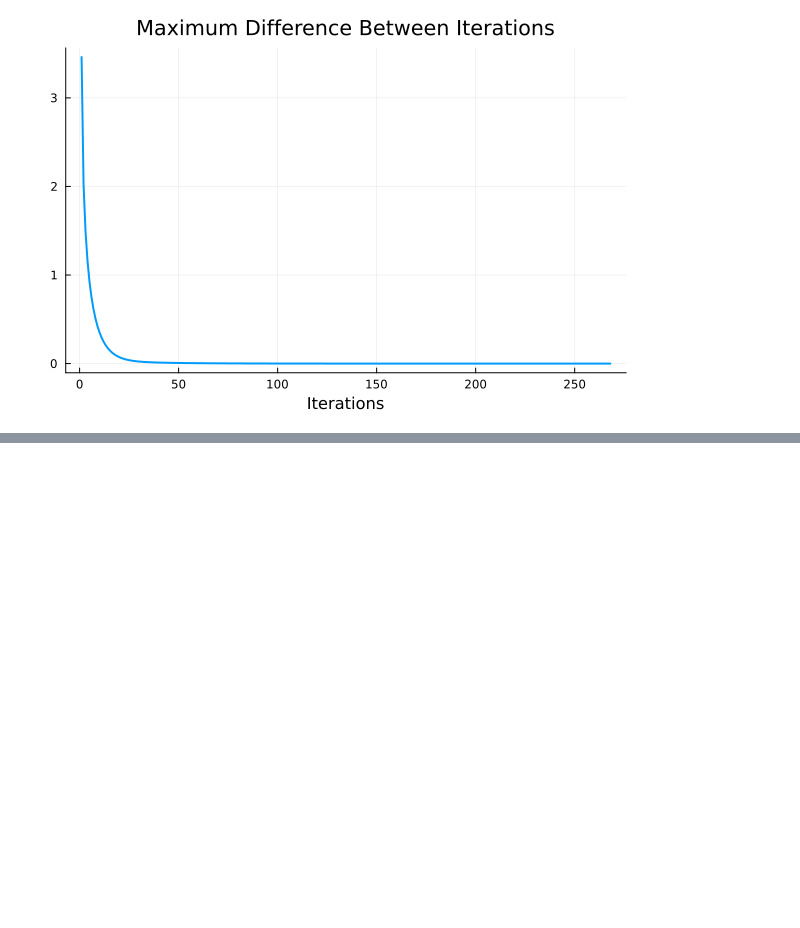
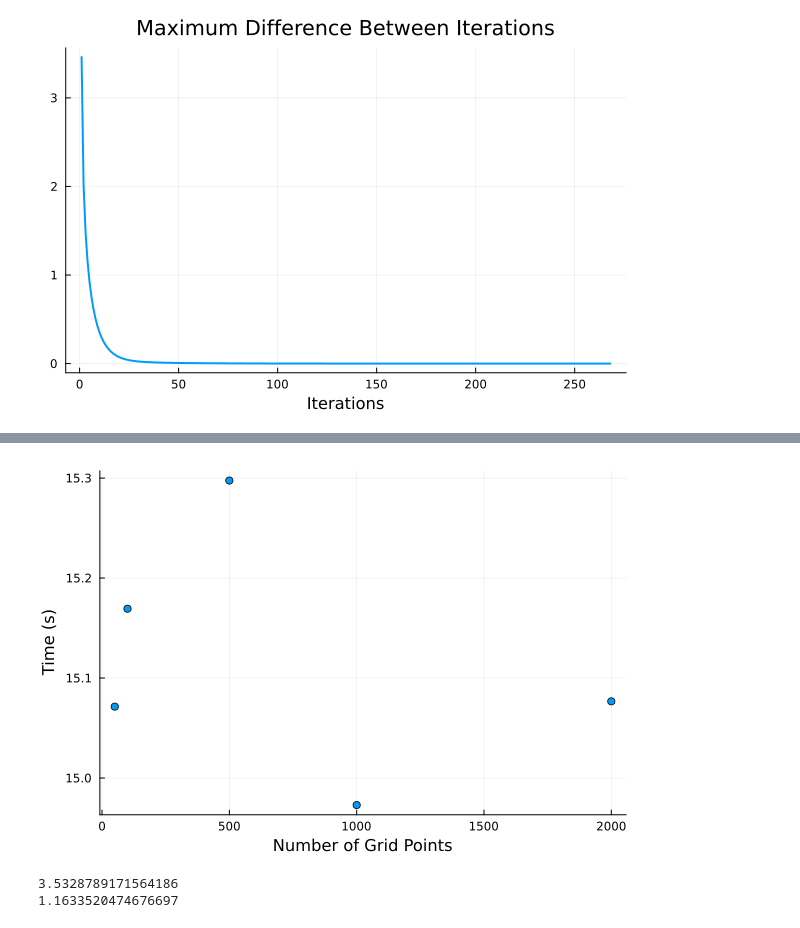
Before and after one commit to intheaggregate/macro_core, a Jupyter notebook: uchicago_macro_core/comp_pset.ipynb, the cells around one changed output, grey strips where cells are left out. Saved outputs shown, nothing was run; the diff lists cells and outputs as text; code cells hidden in the pictures; blank space fills up the shorter version.

```diff
--- a/uchicago_macro_core/comp_pset.ipynb
+++ b/uchicago_macro_core/comp_pset.ipynb
@@ -267,0 +310,20 @@ plot(p3, 1:length(diffs_2), diffs_2, linewidth=2, legend = false)
+# %%
+g_string = [50, 100, 500, 1000, 2000]
+
+# Create a dictionary to store the results
+results = Dict()
+
+# Loop over the values in the array
+for g in g_string
+    # Set up and solve the problem
+    k_min, k_max = 0.1, 32
+    state_space = range(k_min_1, k_max, length=g)
+    discount_factor = 0.96
+
+    value_function, policy, iter, diffs = value_iteration(optimal_growth_2, state_space, discount_factor, max_iterations=g)
+
+    unpacked1, unpacked2 = find_steady_state(policy, state_space)
+
+    # Run the function and store the result in the dictionary
+    results[g] = timetester(state_space, discount_factor), unpacked1, unpacked2
+end
@@ -267,0 +335,13 @@ plot(p3, 1:length(diffs_2), diffs_2, linewidth=2, legend = false)
+# %%
+scatter([x for x in keys(results)], [x[1] / 1e9 for x in values(results)], xlabel="Number of Grid Points", ylabel="Time (s)", legend=false)
+# %% [output]
+[figure, added]
+# %%
+const k_ss_1 = ((1/discount_factor - 1 + 0.1)/0.33)^(1/(0.33-1))
+const c_ss_1 = k_ss_1^0.33 - 0.1*k_ss_1
+
+println(k_ss_1)
+println(c_ss_1)
+# %% [output]
+3.5328789171564186
+1.1633520474676697
```
Also changed, not shown: parts of 16 cells of this notebook.
